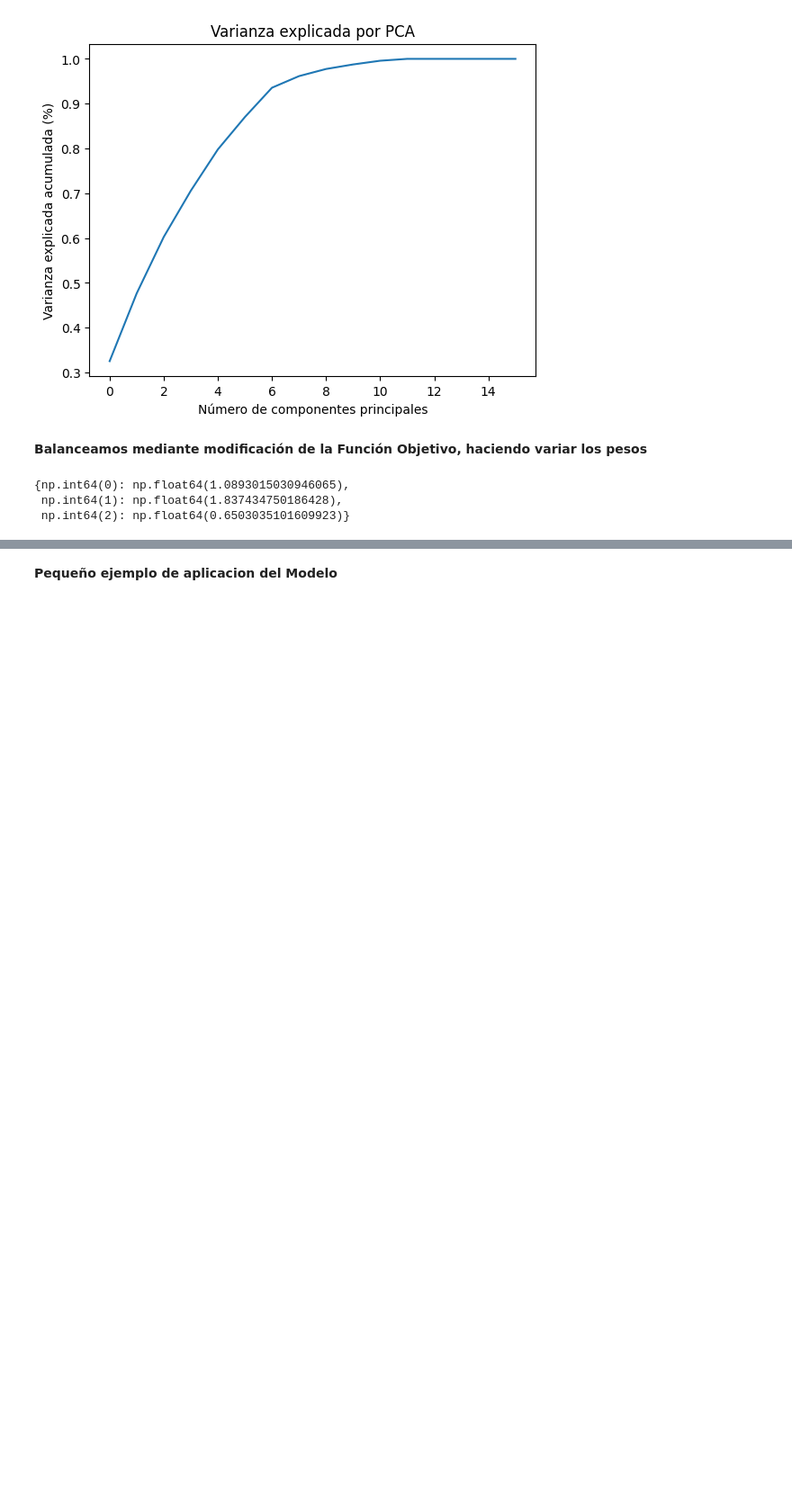
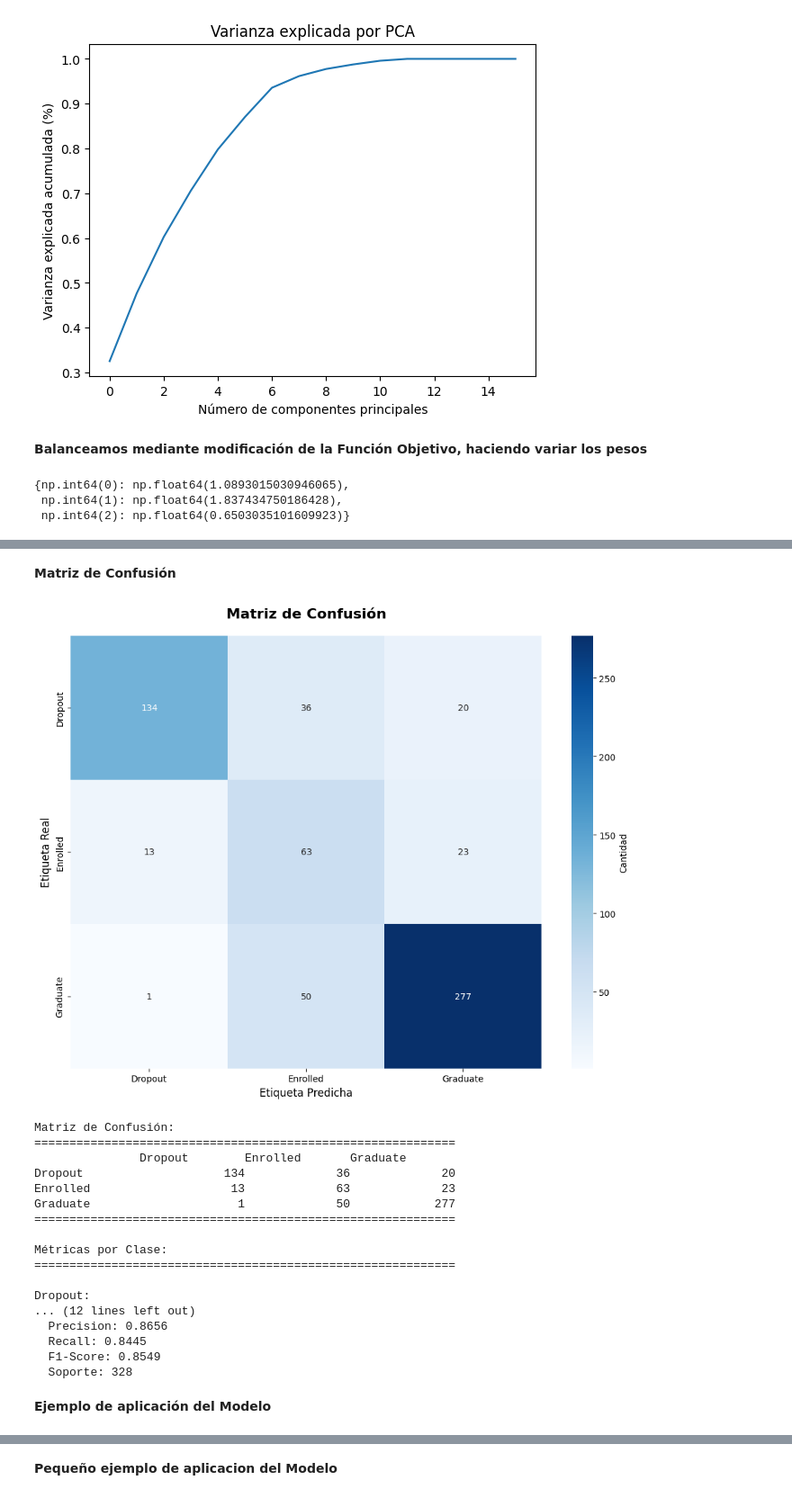
Before and after one commit to moriciii3/proyecto_redes_neuronales, a Jupyter notebook: notebook.ipynb, the cells around one changed output, grey strips where cells are left out. Shown at 90% size. Saved outputs shown, nothing was run; the diff lists cells and outputs as text; code cells hidden in the pictures; blank space fills up the shorter version.

```diff
--- a/notebook.ipynb
+++ b/notebook.ipynb
@@ -568,0 +841,70 @@ weighted avg       0.80      0.78      0.79       617
+# %% [markdown]
+**Matriz de Confusión**
+# %%
+# Calcular matriz de confusión
+cm = confusion_matrix(y_true, y_pred)
+
+# Visualizar matriz de confusión
+plt.figure(figsize=(10, 8))
+sns.heatmap(cm, annot=True, fmt='d', cmap='Blues',
+            xticklabels=class_names, yticklabels=class_names,
+            cbar_kws={'label': 'Cantidad'})
+plt.title('Matriz de Confusión', fontsize=16, fontweight='bold', pad=20)
+plt.ylabel('Etiqueta Real', fontsize=12)
+plt.xlabel('Etiqueta Predicha', fontsize=12)
+plt.tight_layout()
+plt.show()
+
+# Mostrar matriz de confusión en formato numérico
+print("\nMatriz de Confusión:")
+print("=" * 60)
+print(f"{'':15}", end="")
+for name in class_names:
+    print(f"{name:15}", end="")
+print()
+for i, name in enumerate(class_names):
+    print(f"{name:15}", end="")
+    for j in range(len(class_names)):
+        print(f"{cm[i, j]:15}", end="")
+    print()
+print("=" * 60)
+
+# Calcular métricas por clase
+print("\nMétricas por Clase:")
+print("=" * 60)
+for i, class_name in enumerate(class_names):
+    tp = cm[i, i]
+    fp = cm[:, i].sum() - tp
+    fn = cm[i, :].sum() - tp
+    tn = cm.sum() - tp - fp - fn
+
+    precision_class = tp / (tp + fp) if (tp + fp) > 0 else 0
+    recall_class = tp / (tp + fn) if (tp + fn) > 0 else 0
+    f1_class = 2 * (precision_class * recall_class) / (precision_class + recall_class) if (precision_class + recall_class) > 0 else 0
+
+    print(f"\n{class_name}:")
+    print(f"  Precision: {precision_class:.4f}")
+    print(f"  Recall: {recall_class:.4f}")
+    print(f"  F1-Score: {f1_class:.4f}")
+    print(f"  Soporte: {cm[i, :].sum()}")
+# %% [output]
+[figure, added]
+Matriz de Confusión:
+============================================================
+               Dropout        Enrolled       Graduate
+Dropout                    134             36             20
+Enrolled                    13             63             23
+Graduate                     1             50            277
+============================================================
+
+Métricas por Clase:
+============================================================
+
+Dropout:
+... (12 lines left out)
+  Precision: 0.8656
+  Recall: 0.8445
+  F1-Score: 0.8549
+  Soporte: 328
+# %% [markdown]
+**Ejemplo de aplicación del Modelo**
```
Also changed, not shown: parts of 26 cells of this notebook.
